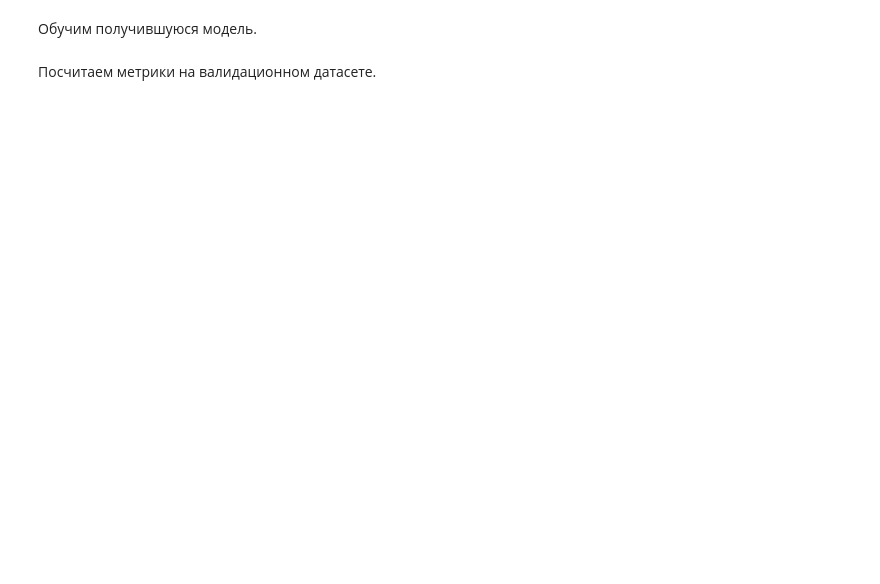
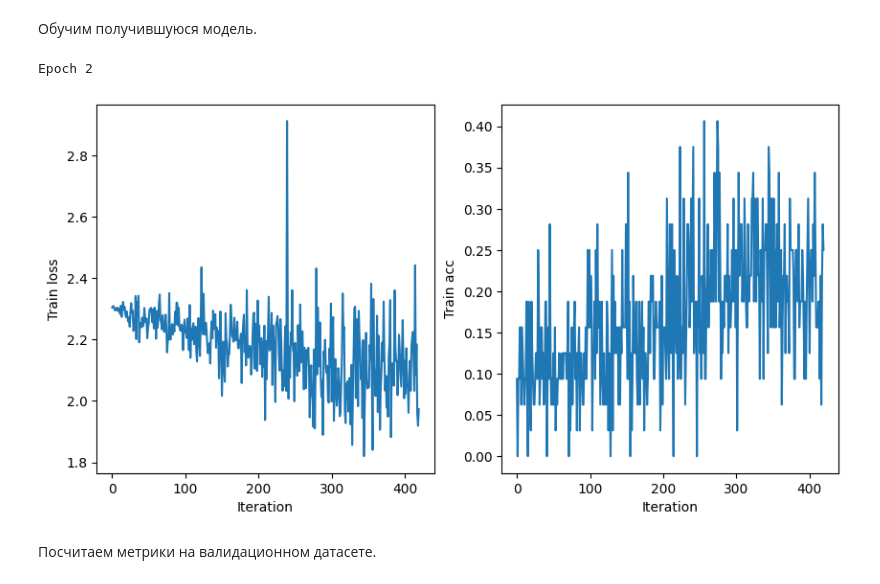
Before and after one commit to LexusShabunya/iad-applied-ds, a Jupyter notebook: homeworks/hw2_audio/HW2_audio-Shabunya.ipynb, the cells around one changed output. Drawn from its saved outputs; the diff is of its cells as text; code cells hidden in the pictures; blank space fills up the shorter version.

```diff
--- a/homeworks/hw2_audio/HW2_audio-Shabunya.ipynb
+++ b/homeworks/hw2_audio/HW2_audio-Shabunya.ipynb
@@ -279,7 +295,10 @@ rnn_raw.to(device)
 optim = torch.optim.Adam(rnn_raw.parameters(), lr=3e-4)
 # %%
 # обучим модель
-train_audio_clfr(rnn_raw, optim, train_dataloader, train_dataset.sr)
+train_audio_clfr(rnn_raw, optim, train_dataloader, train_dataset.sr, num_epochs=3, device=device)
+# %% [output]
+Epoch 2
+[figure, added]
 # %% [markdown]
 Посчитаем метрики на валидационном датасете.
 # %%
```
Also changed, not shown: parts of 38 cells of this notebook.
